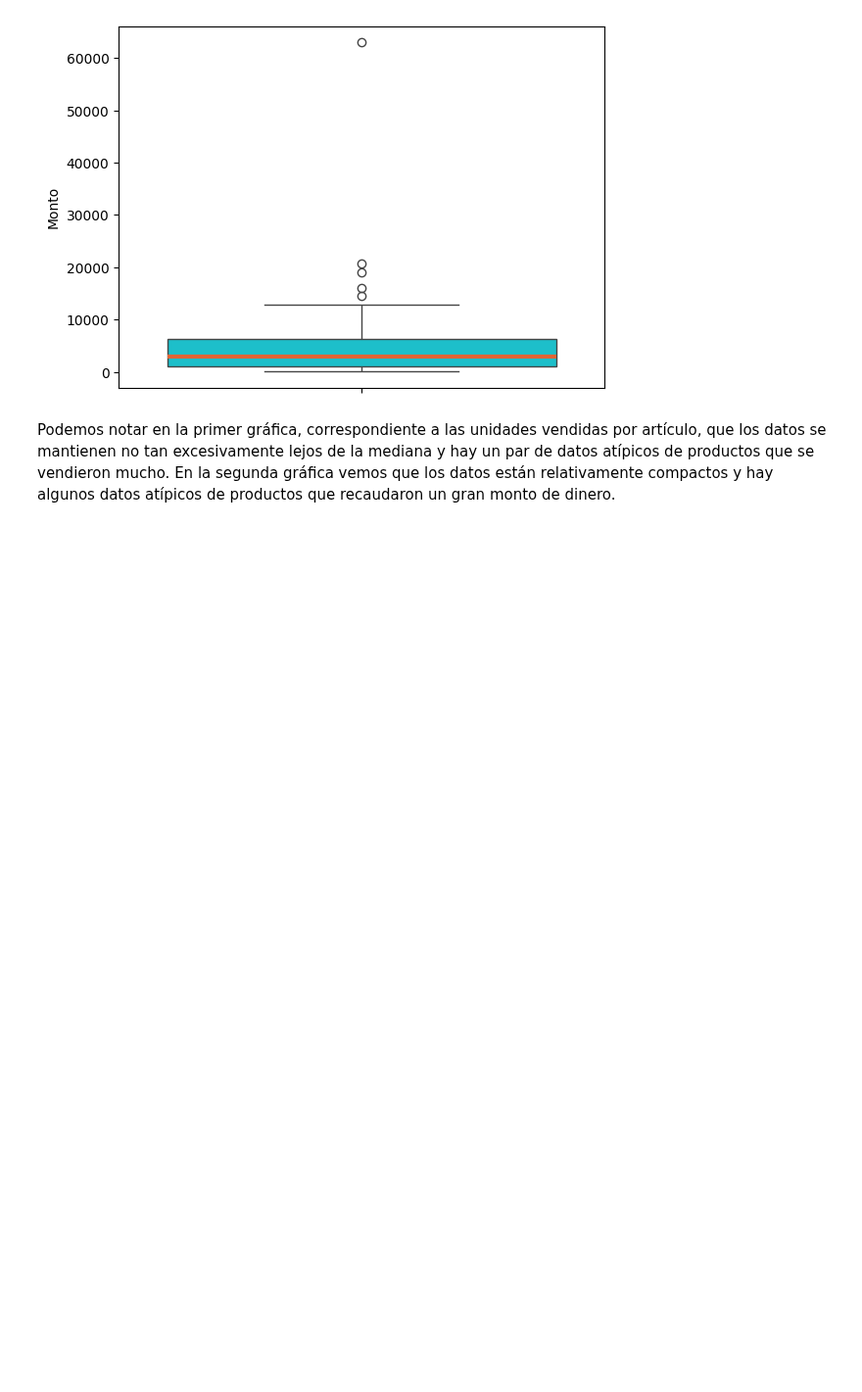
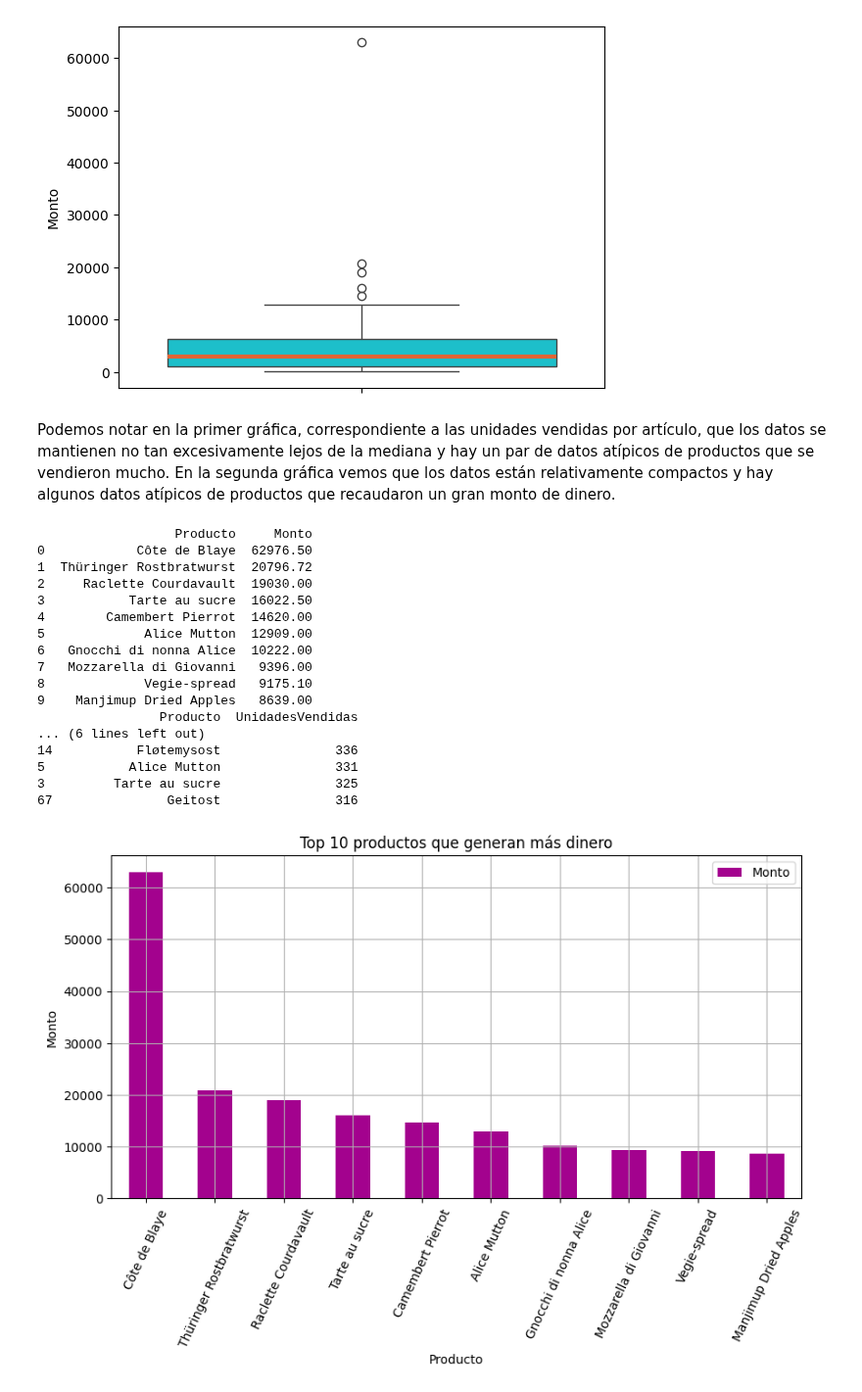
Before and after one commit to arieldatascientist/Northwind_end-to-end-ventas-forecasting-and-segmentation, a Jupyter notebook: notebooks/EDA_Northwind.ipynb, the cells around one changed output. Shown at 98% size. Cells and saved outputs as stored; diff of their text form; code cells hidden in the pictures; blank space fills up the shorter version.

Commit message:
Se agregó información de la venta de productos

```diff
--- a/notebooks/EDA_Northwind.ipynb
+++ b/notebooks/EDA_Northwind.ipynb
@@ -602,3 +602,43 @@ plt.show()
 [figure]
 # %% [markdown]
 Podemos notar en la primer gráfica, correspondiente a las unidades vendidas por artículo, que los datos se mantienen no tan excesivamente lejos de la mediana y hay un par de datos atípicos de productos que se vendieron mucho. En la segunda gráfica vemos que los datos están relativamente compactos y hay algunos datos atípicos de productos que recaudaron un gran monto de dinero.
+# %%
+top10_productos_monto = producto_monto.head(10)
+top10_productos_unidades = producto_unidades_vendidas.sort_values(by="UnidadesVendidas", ascending=False).head(10)
+
+print(top10_productos_monto)
+print(top10_productos_unidades)
+
+top10_productos_monto.plot(x='Producto', y='Monto', kind='bar', color="#A3028E", figsize=(10, 5))
+plt.title("Top 10 productos que generan más dinero")
+plt.xlabel("Producto")
+plt.ylabel("Monto")
+plt.grid()
+plt.xticks(rotation=65)
+plt.show()
+
+top10_productos_unidades.plot(x='Producto', y='UnidadesVendidas', kind='bar', color="#EEA826", figsize=(10, 5))
+plt.title("Top qo productos que venden más unidades")
+plt.xlabel("Producto")
+plt.ylabel("Unidades vendidas")
+plt.grid()
+plt.show()
+# %% [output]
+                  Producto     Monto
+0            Côte de Blaye  62976.50
+1  Thüringer Rostbratwurst  20796.72
+2     Raclette Courdavault  19030.00
+3           Tarte au sucre  16022.50
+4        Camembert Pierrot  14620.00
+5             Alice Mutton  12909.00
+6   Gnocchi di nonna Alice  10222.00
+7   Mozzarella di Giovanni   9396.00
+8             Vegie-spread   9175.10
+9    Manjimup Dried Apples   8639.00
+                Producto  UnidadesVendidas
+... (6 lines left out)
+14           Fløtemysost               336
+5           Alice Mutton               331
+3         Tarte au sucre               325
+67               Geitost               316
+[figure, added]
```
Also changed, not shown: parts of 11 cells of this notebook.
